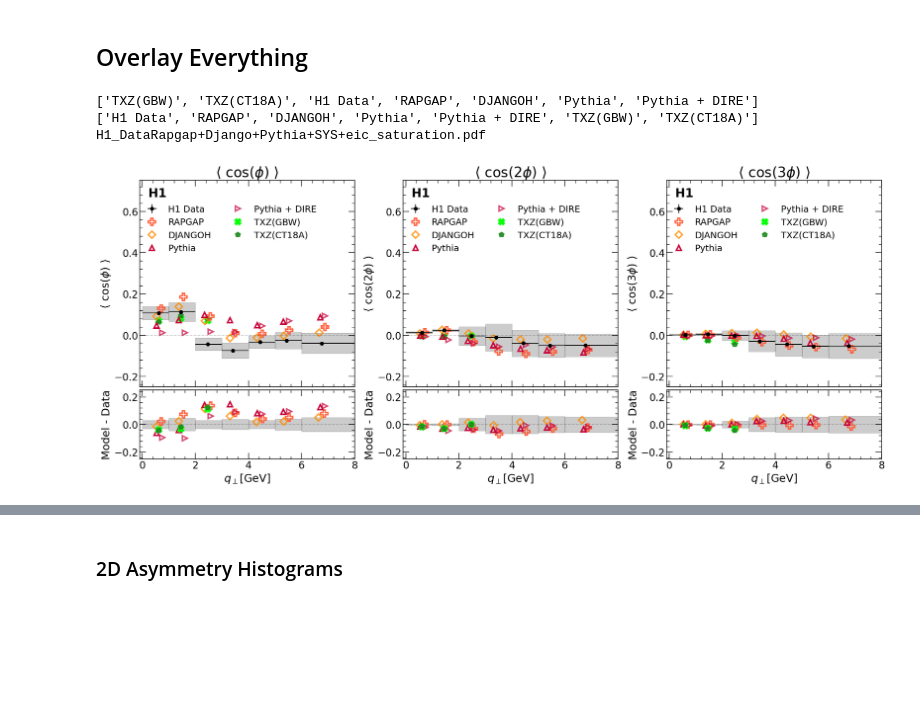
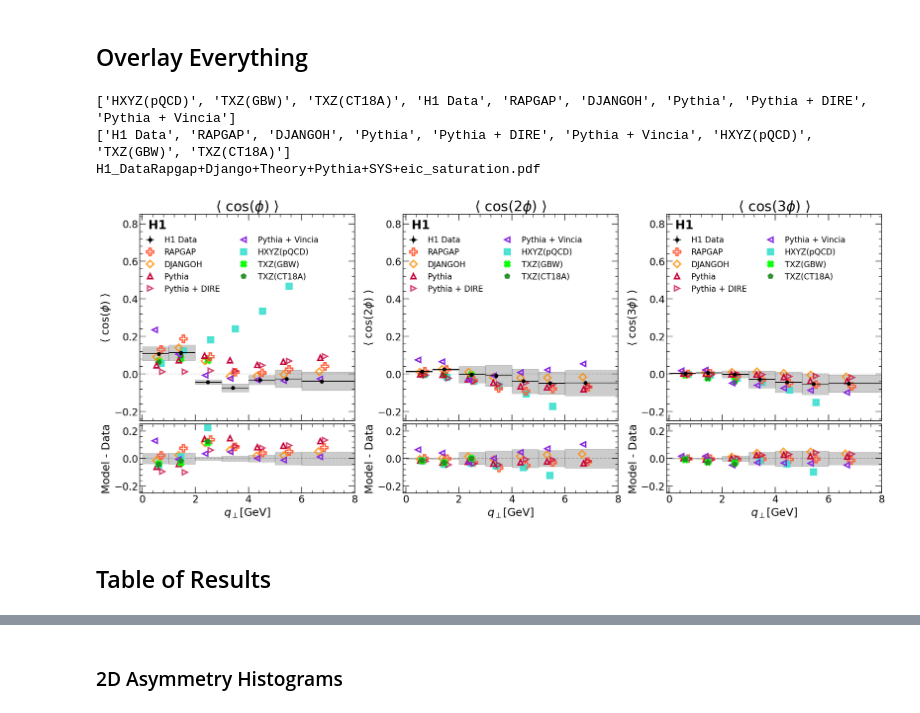
Before and after one commit to ftoralesacosta/h1_asymmetry, a Jupyter notebook: notebooks/Plot_Asymmetry.ipynb, the cells around one changed output, grey strips where cells are left out. Cells and saved outputs as stored; diff of their text form; code cells hidden in the pictures; blank space fills up the shorter version.

Commit message:
table

```diff
--- a/notebooks/Plot_Asymmetry.ipynb
+++ b/notebooks/Plot_Asymmetry.ipynb
@@ -184,6 +127,8 @@ systematics = pickle.load(file)
 file.close()
 # %%
 stat_and_sys_error = {}
-for key in keys[1:]:
+for key in keys:
     #stat_and_sys_error[key] = np.sqrt((bootstrap_errors[key]*h1_rpgp[key])**2+systematics['total'][key]**2)
     stat_and_sys_error[key] = systematics['total'][key]
+
+print(stat_and_sys_error)
@@ -357,3 +303,19 @@ file.close()
+# %%
+qbins = [0,2.0,8.0]
+phi_bins = np.linspace(0,3.1416,13)
+# %%
+digits = np.digitize(pythia_q_perp,qbins)-1
+N_Bins = len(qbins)-1
+
+pythia_phi = {}
+bin_centers = (phi_bins[:-1]+phi_bins[1:])/2
+pythia_phi["bin_centers"] = bin_centers
+for i in range(N_Bins):
+          bin_mask = digits==i
+
+          pythia_phi[str(i)],_ = np.histogram(pythia_asymm_phi[bin_mask],
+                                       bins=phi_bins,
+                                       density=True)
 # %% [markdown]
 ### EIC Paper https://arxiv.org/pdf/2211.01647.pdf
 # %%
@@ -452,11 +414,11 @@ plot_django = True
 
 plot_pythia = True
 plot_dire = True
-plot_vincia = False
+plot_vincia = True
 
 plot_SYS = True
 
-plot_theory = False
+plot_theory = True
 
 plot_eic = True
 
@@ -479,7 +441,7 @@ for i in range(3):
 
     axes[i].set_title(string)
     #axes[i].set_ylim(-0.4,0.5)
-    axes[i].set_ylim(-0.25,0.75)
+    axes[i].set_ylim(-0.25,0.85)
     axes[i].set_xlim(-0.1,x_max)
     axes[i].set_ylabel(string)
     axes[i].axes.set_xticklabels("")
@@ -539,7 +501,7 @@ for i in range(3):
         #axes[i].plot(theory['for_ratio_cos%i_x'%(i+1)]+offset,theory['for_ratio_cos%i'%(i+1)],label="[OLD] Hatta et al.",
         #         ls='none',marker="s",markeredgewidth=3,ms=11,alpha=0.3, color="black")
 
-        axes[i].plot(h1_rpgp["q_perp"][:n_theory_points]+offset,theory['averages_cos%i'%(i+1)],label="Hatta et al.",
+        axes[i].plot(h1_rpgp["q_perp"][:n_theory_points]+offset,theory['averages_cos%i'%(i+1)],label="HXYZ(pQCD)",
                  ls='none',marker="s",markeredgewidth=3,ms=11,alpha=0.9, color=colors[5])
 
 
@@ -633,44 +595,51 @@ for i in range(3):
         axes[i+3].errorbar(vincia["q_perp"]+offset,vincia[key] - h1_rpgp[key],ls='none',marker="<",
                            fillstyle='none',markeredgewidth=3,ms=10, color='blueviolet')
 
 
 
     #Whole Plot Stuff (Legend, Text, Dashed Line at 0)
     axes[i].errorbar(np.linspace(0,max(h1_rpgp["q_perp"]),len(h1_rpgp[key])),h1_rpgp[key] - h1_rpgp[key],ls='--',ms=7, color="black",alpha=0.2)
 #axes[0].text(0.6,0.92,"H1 Preliminary",transform=axes[0].transAxes,fontsize=22)
-axes[0].text(0.04,0.92,"H1",transform=axes[0].transAxes,fontsize=24,weight='bold')
-axes[1].text(0.04,0.92,"H1",transform=axes[1].transAxes,fontsize=24,weight='bold')
-axes[2].text(0.04,0.92,"H1",transform=axes[2].transAxes,fontsize=24,weight='bold')
+axes[0].text(0.04,0.93,"H1",transform=axes[0].transAxes,fontsize=24,weight='bold')
+axes[1].text(0.04,0.93,"H1",transform=axes[1].transAxes,fontsize=24,weight='bold')
+axes[2].text(0.04,0.93,"H1",transform=axes[2].transAxes,fontsize=24,weight='bold')
 
 handles, labels = axes[0].get_legend_handles_labels()
 #handles[-1],handles[0] = handles[0],handles[-1]
 #labels[-1],labels[0] = labels[0],labels[-1]
 print(labels)
+n_move = 3
 if (plot_eic):
+    for n in range(n_move):
+        handles.append(handles.pop(0))
+        labels.append(labels.pop(0))
     #handles[2],handles[0] = handles[0],handles[2]
     #labels[2],labels[0] = labels[0],labels[2]
-    handles.append(handles.pop(0))
-    handles.append(handles.pop(0))
-    labels.append(labels.pop(0))
-    labels.append(labels.pop(0))
+    #handles.append(handles.pop(0))
+    #handles.append(handles.pop(0))
+    #handles.append(handles.pop(0))
+    #labels.append(labels.pop(0))
+    #labels.append(labels.pop(0))
 
 print(labels)
-axes[0].legend(handles,labels,fontsize=18,frameon=False,loc="upper left",bbox_to_anchor=(-0.022, 0.92),ncol=2)
-axes[1].legend(handles,labels,fontsize=18,frameon=False,loc="upper left",bbox_to_anchor=(-0.022, 0.92),ncol=2)
-axes[2].legend(handles,labels,fontsize=18,frameon=False,loc="upper left",bbox_to_anchor=(-0.022, 0.92),ncol=2)
+axes[0].legend(handles,labels,fontsize=16,frameon=False,loc="upper left",bbox_to_anchor=(-0.022, 0.93),ncol=2)
+axes[1].legend(handles,labels,fontsize=16,frameon=False,loc="upper left",bbox_to_anchor=(-0.022, 0.93),ncol=2)
+axes[2].legend(handles,labels,fontsize=16,frameon=False,loc="upper left",bbox_to_anchor=(-0.022, 0.93),ncol=2)
 
 strings = np.asarray(["H1_Data","Unfolded_fromDjango","Rapgap","Django","Theory","Pythia","SYS","eic_saturation"])
 strings = strings[plot_mask]
 string = ""
 for i,datum in enumerate(strings):
     string += datum
     if i > 0: string +="+"
 string = string[:-1]
 
 plt.savefig(string+".pdf")
 print(string + ".pdf")
 # %% [output]
-['TXZ(GBW)', 'TXZ(CT18A)', 'H1 Data', 'RAPGAP', 'DJANGOH', 'Pythia', 'Pythia + DIRE']
-['H1 Data', 'RAPGAP', 'DJANGOH', 'Pythia', 'Pythia + DIRE', 'TXZ(GBW)', 'TXZ(CT18A)']
-H1_DataRapgap+Django+Pythia+SYS+eic_saturation.pdf
+['HXYZ(pQCD)', 'TXZ(GBW)', 'TXZ(CT18A)', 'H1 Data', 'RAPGAP', 'DJANGOH', 'Pythia', 'Pythia + DIRE', 'Pythia + Vincia']
+['H1 Data', 'RAPGAP', 'DJANGOH', 'Pythia', 'Pythia + DIRE', 'Pythia + Vincia', 'HXYZ(pQCD)', 'TXZ(GBW)', 'TXZ(CT18A)']
+H1_DataRapgap+Django+Theory+Pythia+SYS+eic_saturation.pdf
-[figure, old version]
+[figure, new version]
+# %% [markdown]
+## Table of Results
```
Also changed, not shown: parts of 32 cells of this notebook.
